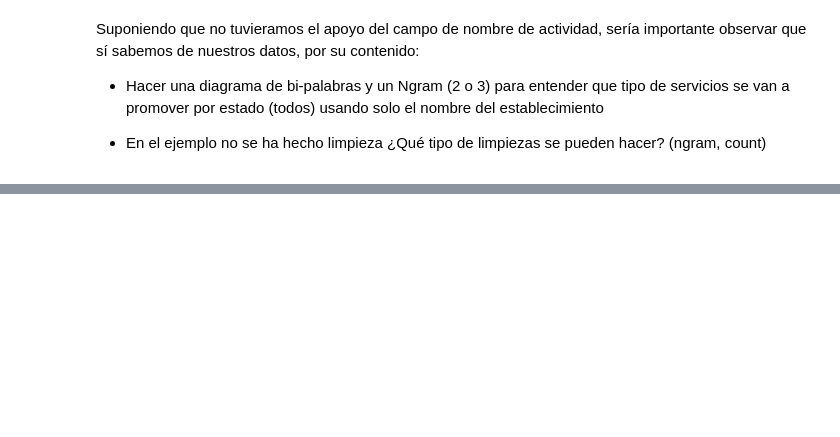
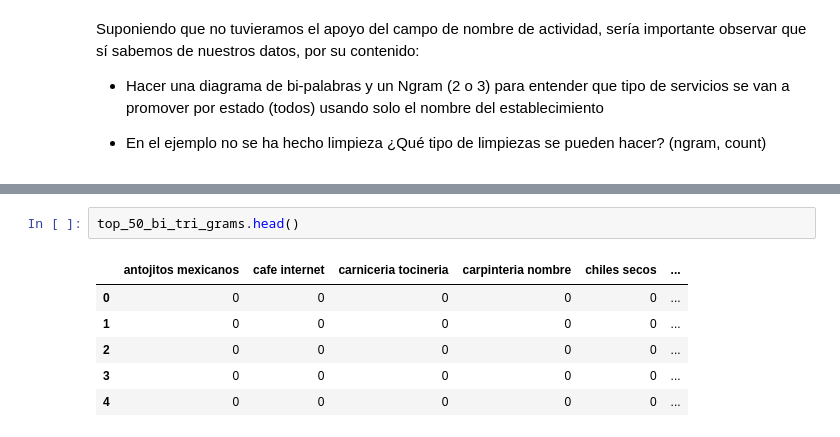
Before and after one commit to AngelGuadarrama/Consulta_DENUE, a Jupyter notebook: extractor_denue.ipynb, the cells around one changed output, grey strips where cells are left out. Drawn from its saved outputs; the diff is of its cells as text; blank space fills up the shorter version.

```diff
--- a/extractor_denue.ipynb
+++ b/extractor_denue.ipynb
@@ -228,0 +330,9 @@ plt.show()
+# %%
+top_50_bi_tri_grams.head()
+# %% [output]
+|  | antojitos mexicanos | cafe internet | carniceria tocineria | carpinteria nombre | chiles secos | ... |
+| 0 | 0 | 0 | 0 | 0 | 0 | ... |
+| 1 | 0 | 0 | 0 | 0 | 0 | ... |
+| 2 | 0 | 0 | 0 | 0 | 0 | ... |
+| 3 | 0 | 0 | 0 | 0 | 0 | ... |
+| 4 | 0 | 0 | 0 | 0 | 0 | ... |
```
Also changed, not shown: parts of 11 cells of this notebook.
